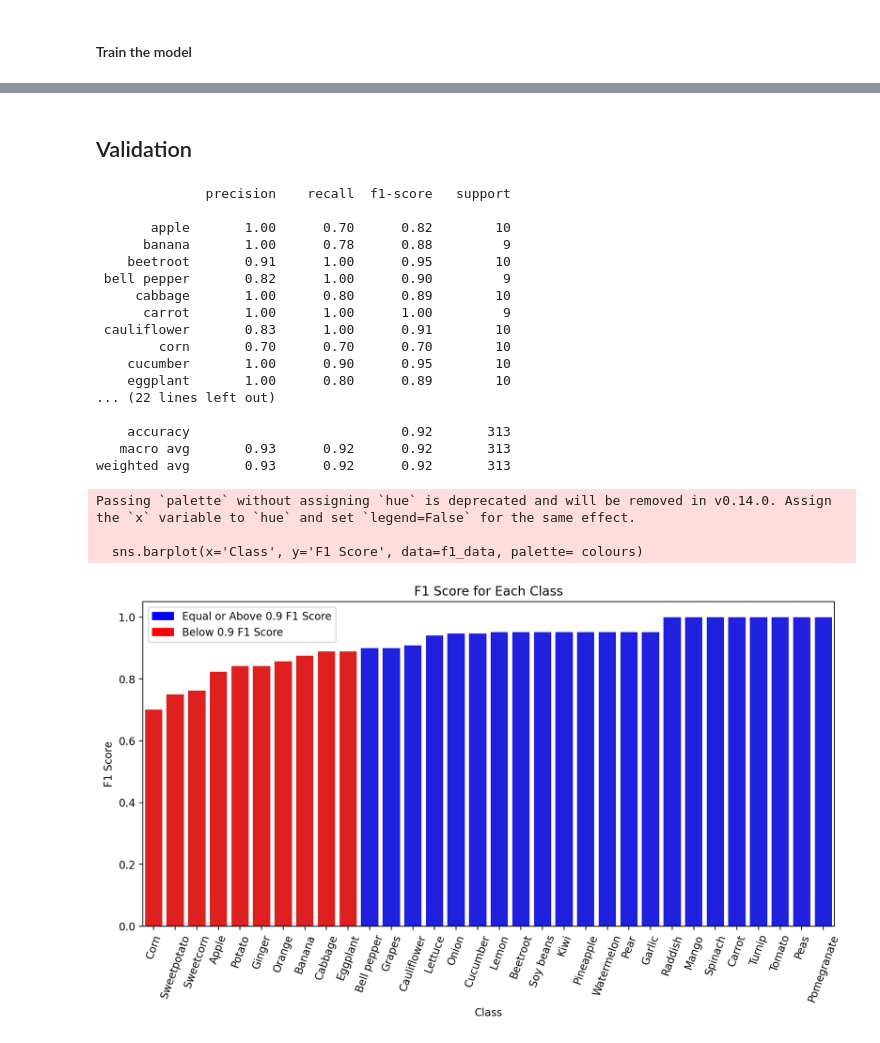
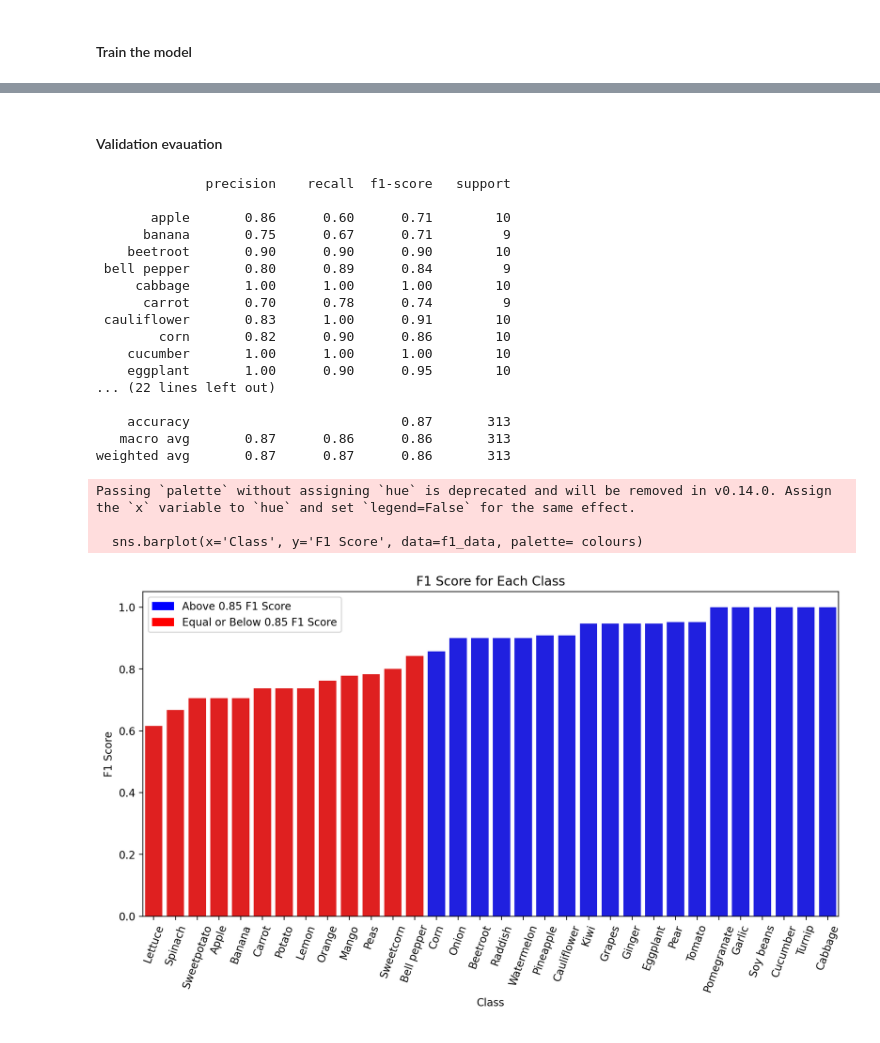
Before and after one commit to Adenrele/Fruit-and-Vegetable-Image-Recognition, a Jupyter notebook: ModelDevelopment/fruit_veg.ipynb, the cells around one changed output, grey strips where cells are left out. Drawn from its saved outputs; the diff is of its cells as text; code cells hidden in the pictures.

```diff
--- a/ModelDevelopment/fruit_veg.ipynb
+++ b/ModelDevelopment/fruit_veg.ipynb
@@ -93,7 +99,6 @@ print(number_of_classes)
 # %%
 transform = transforms.Compose([
-    transforms.Resize((128, 128)),
-    transforms.RandomResizedCrop(112, scale=(0.8, 1.0)),
+    transforms.RandomResizedCrop(128, scale=(0.8, 1.0)),
     transforms.RandomHorizontalFlip(p=0.5),
     transforms.RandomRotation(degrees=15),
     transforms.ColorJitter(brightness=0.2, contrast=0.2, saturation=0.2, hue=0.05),
@@ -148,32 +155,28 @@ Using GPU with MPS backend.
 class Net(nn.Module):
     def __init__(self, num_classes):
         super().__init__()
-        self.conv1 = nn.Conv2d(3, 32, kernel_size=3, padding= 1)
-        self.bn1 = nn.BatchNorm2d(32)
-        self.conv2 = nn.Conv2d(32, 64, kernel_size=3, padding= 1)
-        self.bn2 = nn.BatchNorm2d(64)
-        self.conv3 = nn.Conv2d(64, 128, kernel_size=3, padding=1)
-        self.bn3 = nn.BatchNorm2d(128)
-        self.pool = nn.MaxPool2d(2, 2)
+        self.conv1 = nn.Conv2d(3, 24, kernel_size=3, padding=1)
+        self.max_pool = nn.MaxPool2d(kernel_size=2, stride=2)
+        self.dropout = nn.Dropout(0.5)
+        self.fc1 = nn.Linear(98304, 320)
+        self.fc2 = nn.Linear(320, 64)
+        self.fc3 = nn.Linear(64, num_classes)
 
-        self.fc1 = nn.Linear(100352, 512)
-        self.dropout = nn.Dropout(0.5)
-        self.fc2 = nn.Linear(512, num_classes)
 
     def forward(self, x):
-        x = F.relu(self.bn1(self.conv1(x)))
-        x = F.relu(self.bn2(self.conv2(x)))
-        x = self.pool(x)
-        x = F.relu(self.bn3(self.conv3(x)))
-        x = self.pool(x)
+        x = F.relu(self.conv1(x))
+        x = self.max_pool(x)
         x = torch.flatten(x, 1)
         x = F.relu(self.fc1(x))
         x = self.dropout(x)
-        x = self.fc2(x)
+        x = F.relu(self.fc2(x))
+        x = self.dropout(x)
+        x = self.fc3(x)
         return x
 
+
 net = Net(num_classes=number_of_classes)
-input_size = (3,112,112)
+input_size = (3,128,128)
 summary(net, input_size)
 net = net.to(device)
 # %% [output]
@@ -313,5 +315,5 @@ weighted avg       0.93      0.92      0.92       319
 # %% [markdown]
-## Validation
+#### Validation evauation
 # %%
 all_val_preds = []
 all_val_labels = []
@@ -332,48 +334,48 @@ print(metrics.classification_report(all_val_labels, all_val_preds, target_names=
 # %% [output]
               precision    recall  f1-score   support
 
-       apple       1.00      0.70      0.82        10
-      banana       1.00      0.78      0.88         9
-    beetroot       0.91      1.00      0.95        10
- bell pepper       0.82      1.00      0.90         9
-     cabbage       1.00      0.80      0.89        10
-      carrot       1.00      1.00      1.00         9
+       apple       0.86      0.60      0.71        10
+      banana       0.75      0.67      0.71         9
+    beetroot       0.90      0.90      0.90        10
+ bell pepper       0.80      0.89      0.84         9
+     cabbage       1.00      1.00      1.00        10
+      carrot       0.70      0.78      0.74         9
  cauliflower       0.83      1.00      0.91        10
-        corn       0.70      0.70      0.70        10
-    cucumber       1.00      0.90      0.95        10
-    eggplant       1.00      0.80      0.89        10
+        corn       0.82      0.90      0.86        10
+    cucumber       1.00      1.00      1.00        10
+    eggplant       1.00      0.90      0.95        10
 ... (22 lines left out)
 
-    accuracy                           0.92       313
-   macro avg       0.93      0.92      0.92       313
-weighted avg       0.93      0.92      0.92       313
+    accuracy                           0.87       313
+   macro avg       0.87      0.86      0.86       313
+weighted avg       0.87      0.87      0.86       313
 # %%
-threshold = 0.9
+threshold = 0.85
 report = metrics.classification_report(all_val_labels, all_val_preds, target_names=classes, output_dict=True)
 f1_scores = {key: report[key]['f1-score'] for key in report if key not in ['accuracy', 'macro avg', 'weighted avg']}
 f1_data = pd.DataFrame(list(f1_scores.items()), columns=['Class', 'F1 Score'])
 f1_data = f1_data.sort_values(by='F1 Score')
 f1_data['Class'] = f1_data['Class'].str.capitalize()
 
 plt.figure(figsize=(10,6))
-colours = ['red' if acc < threshold else 'blue' for acc in f1_data['F1 Score']]
+colours = ['red' if acc <= threshold else 'blue' for acc in f1_data['F1 Score']]
 sns.barplot(x='Class', y='F1 Score', data=f1_data, palette= colours)
-above_threshold_patch = mpatches.Patch(color='blue', label=f"Equal or Above {threshold} F1 Score")
-below_threshold_patch = mpatches.Patch(color='red', label=f"Below {threshold} F1 Score")
+above_threshold_patch = mpatches.Patch(color='blue', label=f"Above {threshold} F1 Score")
+below_threshold_patch = mpatches.Patch(color='red', label=f"Equal or Below {threshold} F1 Score")
 plt.legend(handles=[above_threshold_patch, below_threshold_patch])
 plt.xticks(rotation=70)
 plt.title('F1 Score for Each Class')
 plt.ylabel('F1 Score')
 plt.xlabel('Class')
 
 plt.tight_layout()
 plt.savefig("../results/f1_score_per_class.png", format='png')
 plt.show()
 # %% [output]
 Passing `palette` without assigning `hue` is deprecated and will be removed in v0.14.0. Assign the `x` variable to `hue` and set `legend=False` for the same effect.
 
   sns.barplot(x='Class', y='F1 Score', data=f1_data, palette= colours)
-[figure, old version]
+[figure, new version]
 # %%
 cm = metrics.confusion_matrix(all_val_labels, all_val_preds)
 cm_normalised = cm.astype("float") / cm.sum(axis=1, keepdims=True)
```
Also changed, not shown: parts of 19 cells of this notebook, 9 other files.
